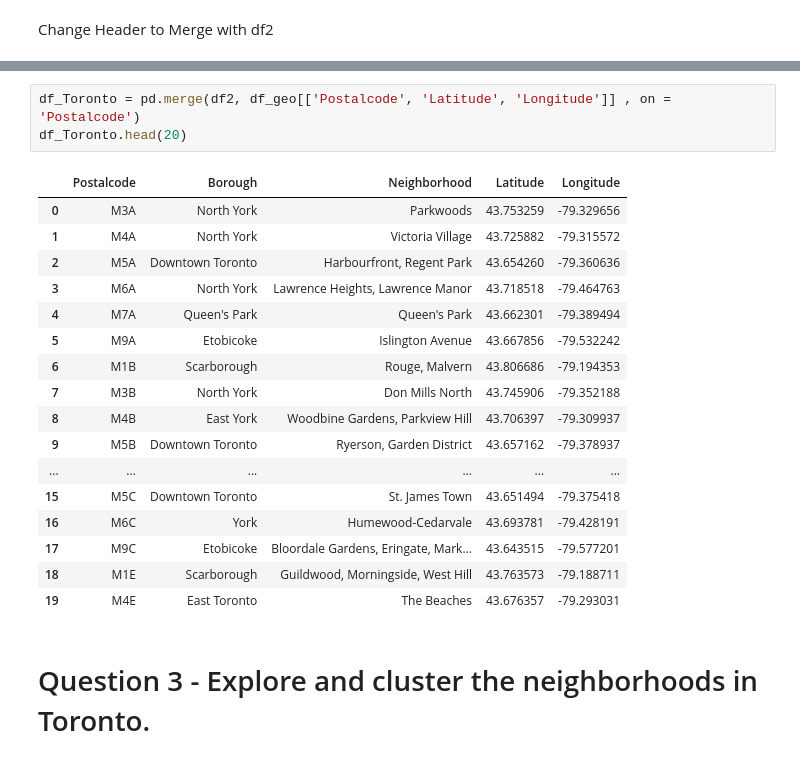
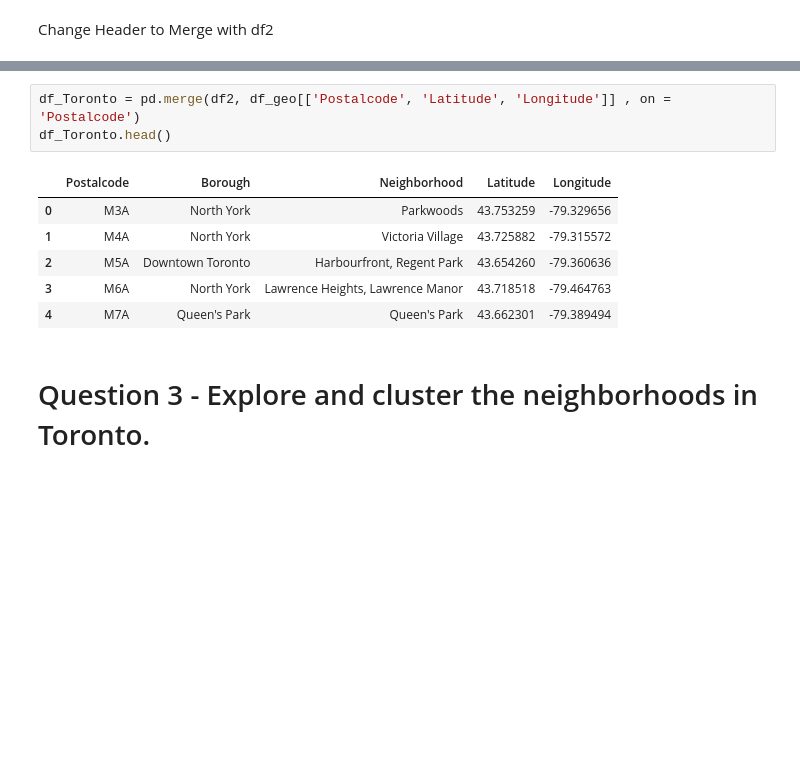
Before and after one commit to ladeco/Coursera_Capstone, a Jupyter notebook: Segmenting_and_Clustering_Neighborhoods_in_Toronto_Part_1_to_3.ipynb, the cells around one changed output, grey strips where cells are left out. Drawn from its saved outputs; the diff is of its cells as text; blank space fills up the shorter version.

```diff
--- a/Segmenting_and_Clustering_Neighborhoods_in_Toronto_Part_1_to_3.ipynb
+++ b/Segmenting_and_Clustering_Neighborhoods_in_Toronto_Part_1_to_3.ipynb
@@ -193,24 +136,13 @@ df_geo.head()
 # %%
 df_Toronto = pd.merge(df2, df_geo[['Postalcode', 'Latitude', 'Longitude']] , on = 'Postalcode')
-df_Toronto.head(20)
+df_Toronto.head()
 # %% [output]
 |  | Postalcode | Borough | Neighborhood | Latitude | Longitude |
 | 0 | M3A | North York | Parkwoods | 43.753259 | -79.329656 |
 | 1 | M4A | North York | Victoria Village | 43.725882 | -79.315572 |
 | 2 | M5A | Downtown Toronto | Harbourfront, Regent Park | 43.654260 | -79.360636 |
 | 3 | M6A | North York | Lawrence Heights, Lawrence Manor | 43.718518 | -79.464763 |
 | 4 | M7A | Queen's Park | Queen's Park | 43.662301 | -79.389494 |
-| 5 | M9A | Etobicoke | Islington Avenue | 43.667856 | -79.532242 |
-| 6 | M1B | Scarborough | Rouge, Malvern | 43.806686 | -79.194353 |
-| 7 | M3B | North York | Don Mills North | 43.745906 | -79.352188 |
-| 8 | M4B | East York | Woodbine Gardens, Parkview Hill | 43.706397 | -79.309937 |
-| 9 | M5B | Downtown Toronto | Ryerson, Garden District | 43.657162 | -79.378937 |
-| ... | ... | ... | ... | ... | ... |
-| 15 | M5C | Downtown Toronto | St. James Town | 43.651494 | -79.375418 |
-| 16 | M6C | York | Humewood-Cedarvale | 43.693781 | -79.428191 |
-| 17 | M9C | Etobicoke | Bloordale Gardens, Eringate, Mark... | 43.643515 | -79.577201 |
-| 18 | M1E | Scarborough | Guildwood, Morningside, West Hill | 43.763573 | -79.188711 |
-| 19 | M4E | East Toronto | The Beaches | 43.676357 | -79.293031 |
 # %% [markdown]
 # Question 3 - Explore and cluster the neighborhoods in Toronto.
 # %% [markdown]
```
Also changed, not shown: parts of 15 cells of this notebook.
